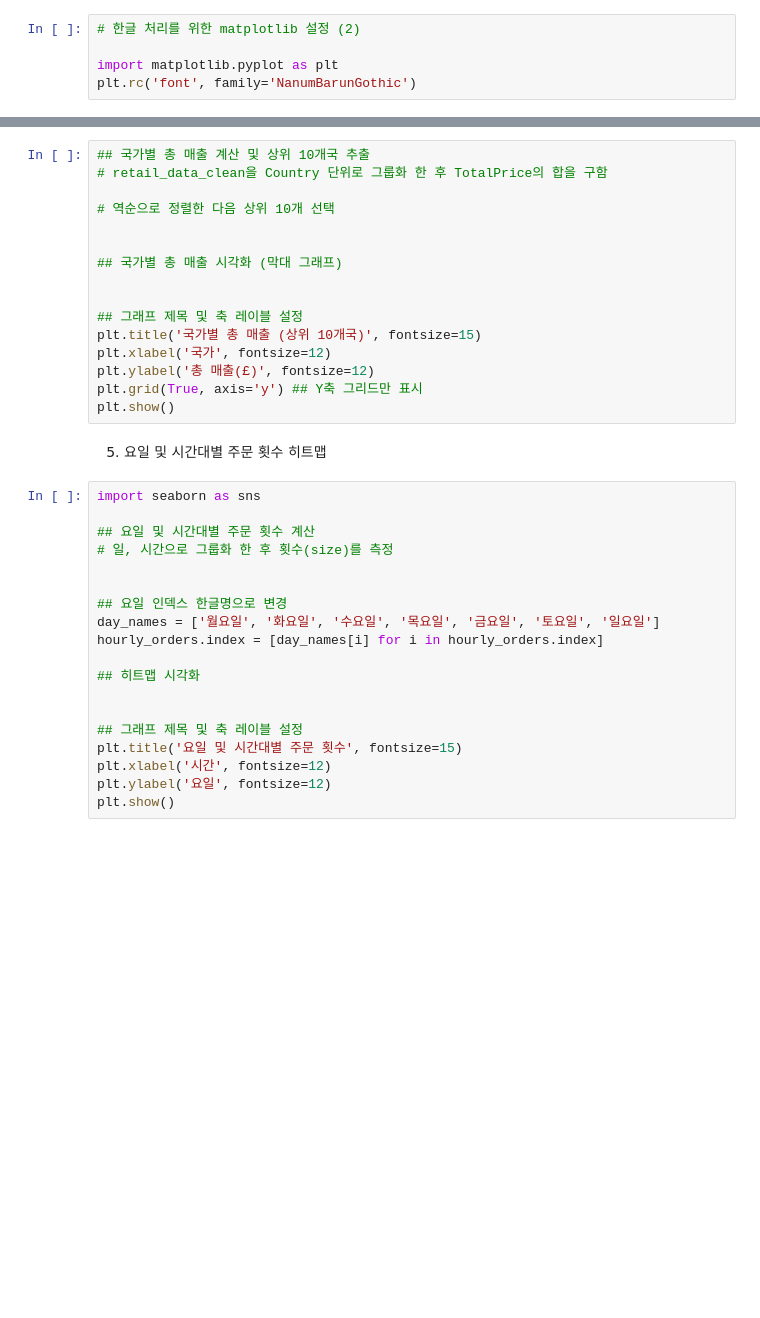
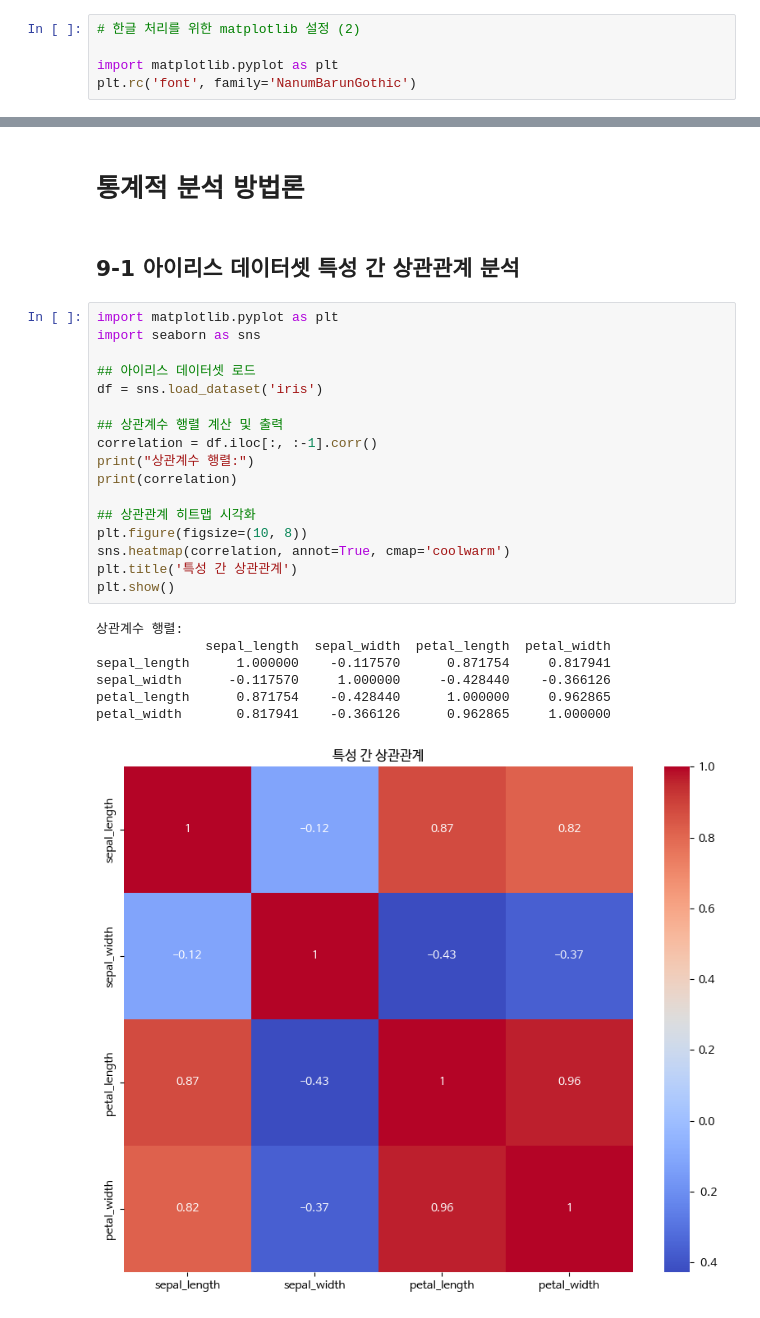
Before and after one commit to HYA6/DataAnalysis, a Jupyter notebook: OpenSourceDataAnalysis_09.ipynb, the cells around one changed output, grey strips where cells are left out. Cells and saved outputs as stored; diff of their text form; blank space fills up the shorter version.

```diff
--- a/OpenSourceDataAnalysis_09.ipynb
+++ b/OpenSourceDataAnalysis_09.ipynb
@@ -424,37 +20,29 @@ plt.show()
-# %%
-## 국가별 총 매출 계산 및 상위 10개국 추출
-# retail_data_clean을 Country 단위로 그룹화 한 후 TotalPrice의 합을 구함
-
-# 역순으로 정렬한 다음 상위 10개 선택
-
-
-## 국가별 총 매출 시각화 (막대 그래프)
-
-
-## 그래프 제목 및 축 레이블 설정
-plt.title('국가별 총 매출 (상위 10개국)', fontsize=15)
-plt.xlabel('국가', fontsize=12)
-plt.ylabel('총 매출(£)', fontsize=12)
-plt.grid(True, axis='y') ## Y축 그리드만 표시
-plt.show()
-# %% [markdown]
-5. 요일 및 시간대별 주문 횟수 히트맵
-# %%
-import seaborn as sns
-
-## 요일 및 시간대별 주문 횟수 계산
-# 일, 시간으로 그룹화 한 후 횟수(size)를 측정
-
-
-## 요일 인덱스 한글명으로 변경
-day_names = ['월요일', '화요일', '수요일', '목요일', '금요일', '토요일', '일요일']
-hourly_orders.index = [day_names[i] for i in hourly_orders.index]
-
-## 히트맵 시각화
-
-
-## 그래프 제목 및 축 레이블 설정
-plt.title('요일 및 시간대별 주문 횟수', fontsize=15)
-plt.xlabel('시간', fontsize=12)
-plt.ylabel('요일', fontsize=12)
-plt.show()
+# %% [markdown]
+# 통계적 분석 방법론
+# %% [markdown]
+## 9-1 아이리스 데이터셋 특성 간 상관관계 분석
+# %%
+import matplotlib.pyplot as plt
+import seaborn as sns
+
+## 아이리스 데이터셋 로드
+df = sns.load_dataset('iris')
+
+## 상관계수 행렬 계산 및 출력
+correlation = df.iloc[:, :-1].corr()
+print("상관계수 행렬:")
+print(correlation)
+
+## 상관관계 히트맵 시각화
+plt.figure(figsize=(10, 8))
+sns.heatmap(correlation, annot=True, cmap='coolwarm')
+plt.title('특성 간 상관관계')
+plt.show()
+# %% [output]
+상관계수 행렬:
+              sepal_length  sepal_width  petal_length  petal_width
+sepal_length      1.000000    -0.117570      0.871754     0.817941
+sepal_width      -0.117570     1.000000     -0.428440    -0.366126
+petal_length      0.871754    -0.428440      1.000000     0.962865
+petal_width       0.817941    -0.366126      0.962865     1.000000
+[figure, added]
```
Also changed, not shown: parts of 66 cells of this notebook.
